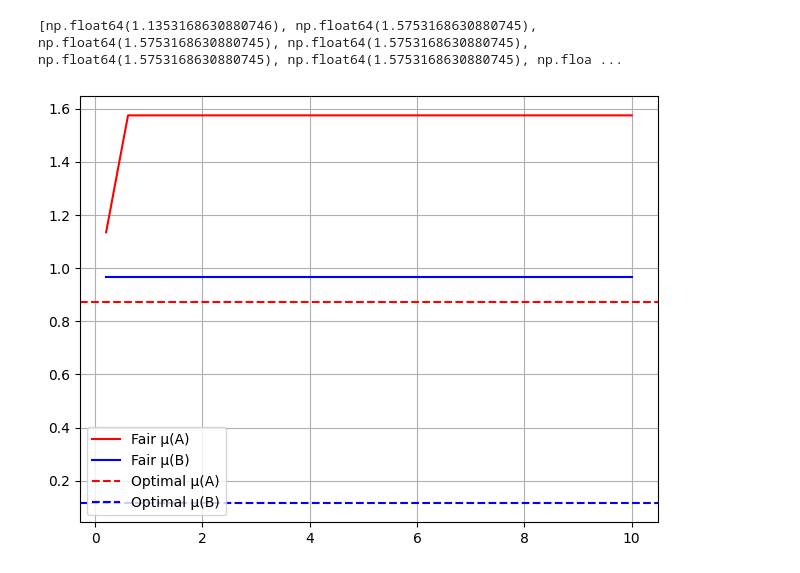
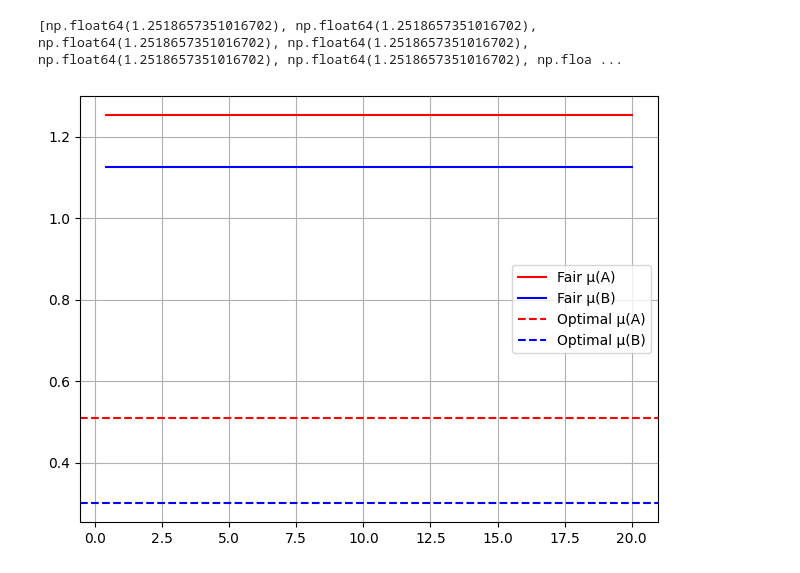
Before and after one commit to joeljins/RoAR, a Jupyter notebook: fairness.ipynb, the cells around one changed output. Drawn from its saved outputs; the diff is of its cells as text; code cells hidden in the pictures.

Commit message:
optimal fairness algorithm

```diff
--- a/fairness.ipynb
+++ b/fairness.ipynb
@@ -13,7 +13,10 @@ def expected(x, plus, minus):
     return p(x) * plus + (1-p(x)) * minus
 
 def opt_step(X, u_plus, u_minus, c_plus, c_minus):
-    return [x + expected(x, c_plus, c_minus) if expected(x, u_plus, u_minus) > 0 else x for x in X]
+    max_util = [x + expected(x, c_plus, c_minus) if expected(x, u_plus, u_minus) > 0 else x for x in X]
+    thresholds = [x for x in X if expected(x, u_plus, u_minus) > 0]
+    opt_thresh = min(thresholds) if thresholds else None
+    return (max_util, opt_thresh)
 
 def fair_opt_step(A, B, u_plus, u_minus, c_plus, c_minus, alpha):
     a_threshholds = np.sort(A)
@@ -21,6 +24,7 @@ def fair_opt_step(A, B, u_plus, u_minus, c_plus, c_minus, alpha):
     max_util =  -np.inf
     opt_a, opt_b = None, None
     updated_samples = None
+    np.random.seed(1)
     prob = 0.4
 
     w_a = len(A) / (len(A) + len(B))
@@ -64,40 +68,41 @@ def fair_opt_step(A, B, u_plus, u_minus, c_plus, c_minus, alpha):
                 continue
     return (opt_a, opt_b, max_util, updated_samples)
 # %%
+## Plotting Fair and Optimal Means
 n_samples = 50
 mean_a, std_a = 0.5, 1
 mean_b, std_b = 0, 1
-x_min, x_max = -10, 10
+x_min, x_max = -10, 20
 
 A = np.random.normal(mean_a, std_a, n_samples)
 B = np.random.normal(mean_b, std_b, n_samples)
 
 x = np.linspace(x_min, x_max, num=n_samples)
 
 x1 = []
 y1 = []
 y2 = []
-y3 = np.mean(opt_step(A, 1, -1, 1, -1))
-y4 = np.mean(opt_step(B, 1, -1, 1, -1))
+y3 = np.mean(opt_step(A, 1, -1, 1, -1)[0])
+y4 = np.mean(opt_step(B, 1, -1, 1, -1)[0])
 
 for i in x:
-    samples = fair_opt_step(A, B, 1, -1, 1, 1, alpha=i)[3]
-    if samples is not None:
+    results = fair_opt_step(A, B, 1, -1, 1, 1, alpha=i)[3]
+    if results is not None:
         x1.append(i)
-        y1.append(np.mean(samples[0]))
-        y2.append(np.mean(samples[1]))
+        y1.append(np.mean(results[0]))
+        y2.append(np.mean(results[1]))
     else:
         continue
 
 print(y1)
 plt.plot(x1, y1, label="Fair μ(A)", color='red')
 plt.plot(x1, y2, label="Fair μ(B)", color='blue')
 plt.axhline(y3, color='red', linestyle='--', label='Optimal μ(A)')
 plt.axhline(y4, color='blue', linestyle='--', label='Optimal μ(B)')
 
 plt.legend()
 plt.grid(True)
 plt.tight_layout()
 # %% [output]
-[np.float64(1.1353168630880746), np.float64(1.5753168630880745), np.float64(1.5753168630880745), np.float64(1.5753168630880745), np.float64(1.5753168630880745), np.float64(1.5753168630880745), np.floa ...
+[np.float64(1.2518657351016702), np.float64(1.2518657351016702), np.float64(1.2518657351016702), np.float64(1.2518657351016702), np.float64(1.2518657351016702), np.float64(1.2518657351016702), np.floa ...
-[figure, old version]
+[figure, new version]
```
Also changed, not shown: parts of 2 cells of this notebook.
